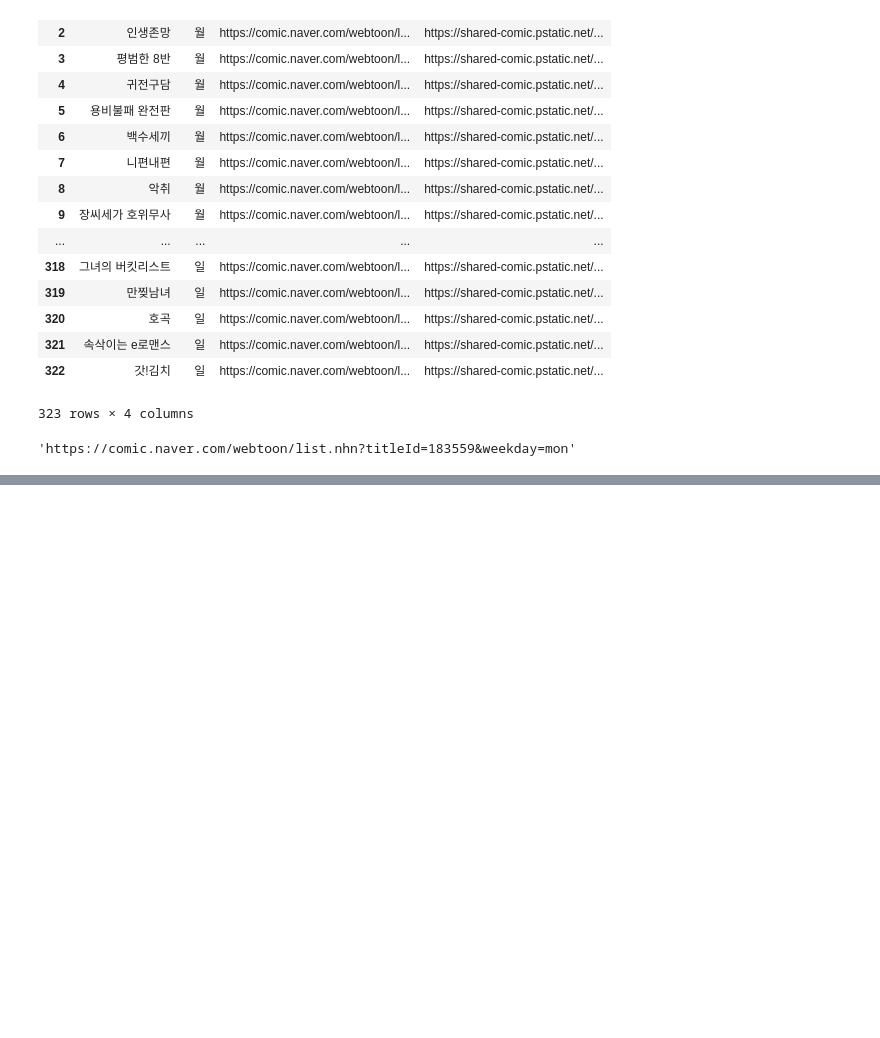
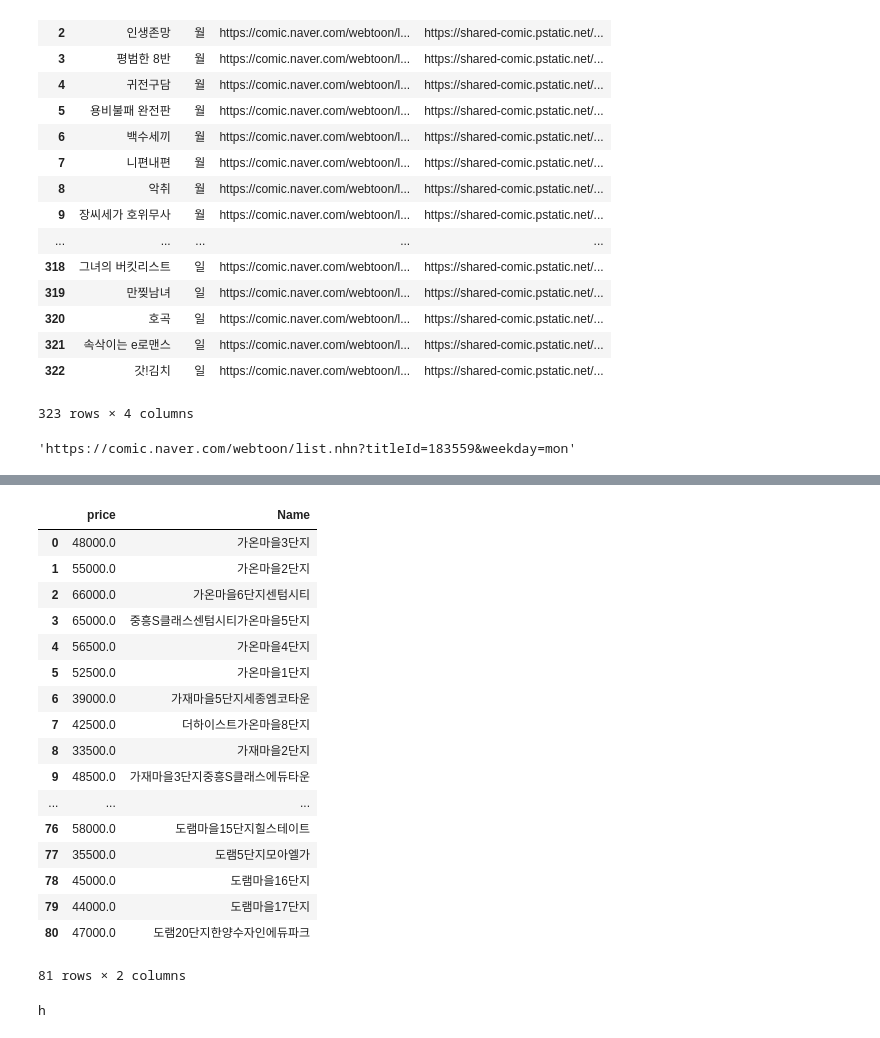
Before and after one commit to h33sun/TIL, a Jupyter notebook: python/20200220 크롤링_request.ipynb, the cells around one changed output, grey strips where cells are left out. Cells and saved outputs as stored; diff of their text form; code cells hidden in the pictures; blank space fills up the shorter version.

```diff
--- a/python/20200220 크롤링_request.ipynb
+++ b/python/20200220 크롤링_request.ipynb
@@ -493,0 +513,3 @@ webtoon.iloc[0]['link']
+# %%
+lat, lng = data['items'][0]['lat'],data['items'][0]['lng']
+lat, lng
@@ -493,0 +522,3 @@ webtoon.iloc[0]['link']
+# %%
+geohash = geohash2.encode(lat, lng, 5)
+lat, lng, geohash
@@ -493,0 +527,8 @@ webtoon.iloc[0]['link']
+# %%
+#geohash → id
+
+url = 'https://apis.zigbang.com/property/apartments/location/v3?e=&geohash={}&markerType=large&n=&q=type=sales,price=0~-1,floorArea=0~-1&s=&serviceType[0]=apt&serviceType[1]=offer&w='.format(
+geohash)
+response = requests.get(url)
+data = response.json()
+len(data)
@@ -493,0 +586,3 @@ webtoon.iloc[0]['link']
+# %%
+name = [x['name'] for x in data['filtered']]
+price = [x['price']['sales']['avg'] for x in data['filtered']]
@@ -493,0 +609,27 @@ webtoon.iloc[0]['link']
+# %%
+df1 = pd.DataFrame(name,price).reset_index()
+df1.columns = ['price', 'Name']
+df1
+# %% [output]
+|  | price | Name |
+| 0 | 48000.0 | 가온마을3단지 |
+| 1 | 55000.0 | 가온마을2단지 |
+| 2 | 66000.0 | 가온마을6단지센텀시티 |
+| 3 | 65000.0 | 중흥S클래스센텀시티가온마을5단지 |
+| 4 | 56500.0 | 가온마을4단지 |
+| 5 | 52500.0 | 가온마을1단지 |
+| 6 | 39000.0 | 가재마을5단지세종엠코타운 |
+| 7 | 42500.0 | 더하이스트가온마을8단지 |
+| 8 | 33500.0 | 가재마을2단지 |
+| 9 | 48500.0 | 가재마을3단지중흥S클래스에듀타운 |
+| ... | ... | ... |
+| 76 | 58000.0 | 도램마을15단지힐스테이트 |
+| 77 | 35500.0 | 도램5단지모아엘가 |
+| 78 | 45000.0 | 도램마을16단지 |
+| 79 | 44000.0 | 도램마을17단지 |
+| 80 | 47000.0 | 도램20단지한양수자인에듀파크 |
+81 rows × 2 columns
+# %%
+print('h')
+# %% [output]
+h
```
Also changed, not shown: parts of 12 cells of this notebook.
